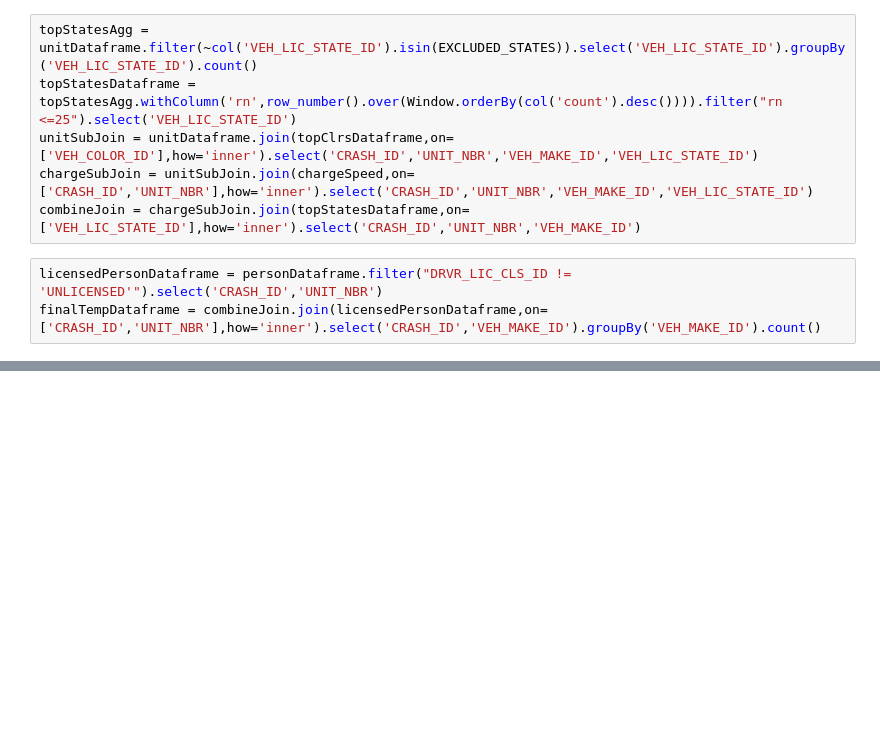
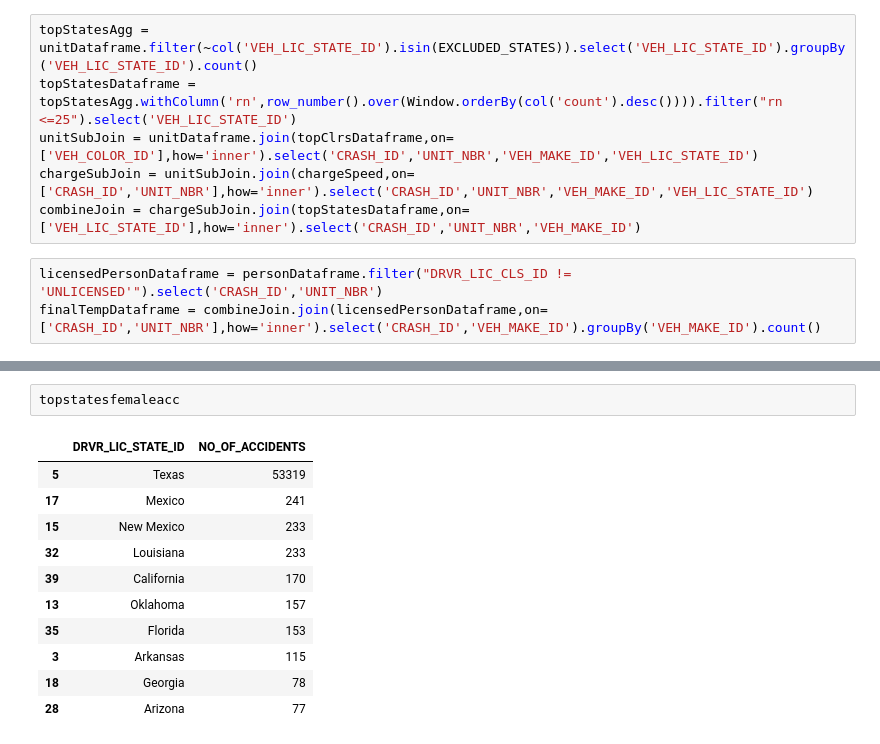
Before and after one commit to Vivek-Murali/CarCrashAnalysis, a Jupyter notebook: notebooks/workbook.ipynb, the cells around one changed output, grey strips where cells are left out. Drawn from its saved outputs; the diff is of its cells as text; blank space fills up the shorter version.

```diff
--- a/notebooks/workbook.ipynb
+++ b/notebooks/workbook.ipynb
@@ -513,0 +538,14 @@ finalTempDataframe.withColumn('rn',row_number().over(Window.orderBy(col('count')
+# %%
+topstatesfemaleacc
+# %% [output]
+|  | DRVR_LIC_STATE_ID | NO_OF_ACCIDENTS |
+| 5 | Texas | 53319 |
+| 17 | Mexico | 241 |
+| 15 | New Mexico | 233 |
+| 32 | Louisiana | 233 |
+| 39 | California | 170 |
+| 13 | Oklahoma | 157 |
+| 35 | Florida | 153 |
+| 3 | Arkansas | 115 |
+| 18 | Georgia | 78 |
+| 28 | Arizona | 77 |
```
Also changed, not shown: parts of 14 cells of this notebook, 2 other files.
